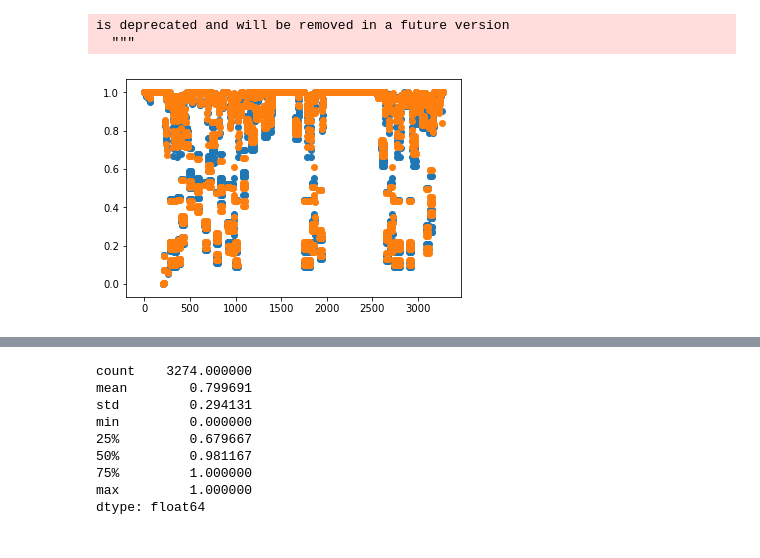
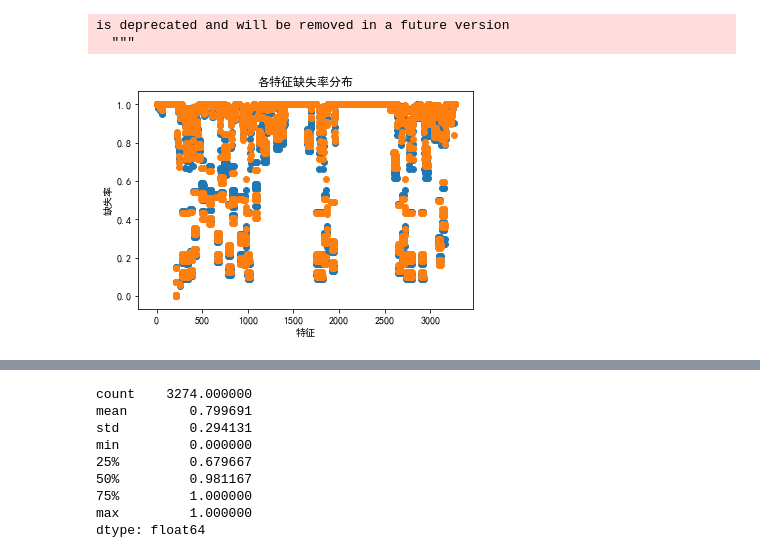
Before and after one commit to sophsticate/repo, a Jupyter notebook: synyi机器学习工程师在线面试题目.ipynb, the cells around one changed output, grey strips where cells are left out. Cells and saved outputs as stored; diff of their text form; code cells hidden in the pictures.

```diff
--- a/synyi机器学习工程师在线面试题目.ipynb
+++ b/synyi机器学习工程师在线面试题目.ipynb
@@ -71,12 +71,18 @@ is deprecated and will be removed in a future version
 # %%
 import matplotlib
 import pylab as plt
 
-s_train = f_train.isnull().sum()/len(f_train) #每一个特征的空值率
-s_test =  f_test.isnull().sum()/len(f_test) #每一个特征的空值率
+s_train = f_train.isnull().sum()/len(f_train) #每一个特征的缺失率
+s_test =  f_test.isnull().sum()/len(f_test) #每一个特征的缺失率
 x = range(3274)
 plt.scatter(x,s_train) #训练样本特征缺失率分布
 plt.scatter(x,s_test) #测试样本特征缺失率分布
+#指定默认字体
+matplotlib.rcParams['font.sans-serif'] = ['SimHei']
+matplotlib.rcParams['font.family']='sans-serif'
+plt.title("各特征缺失率分布")
+plt.xlabel("特征")
+plt.ylabel("缺失率")
 plt.show()
 # %% [output]
-[figure, old version]
+[figure, new version]
```
Also changed, not shown: parts of 4 cells of this notebook.
